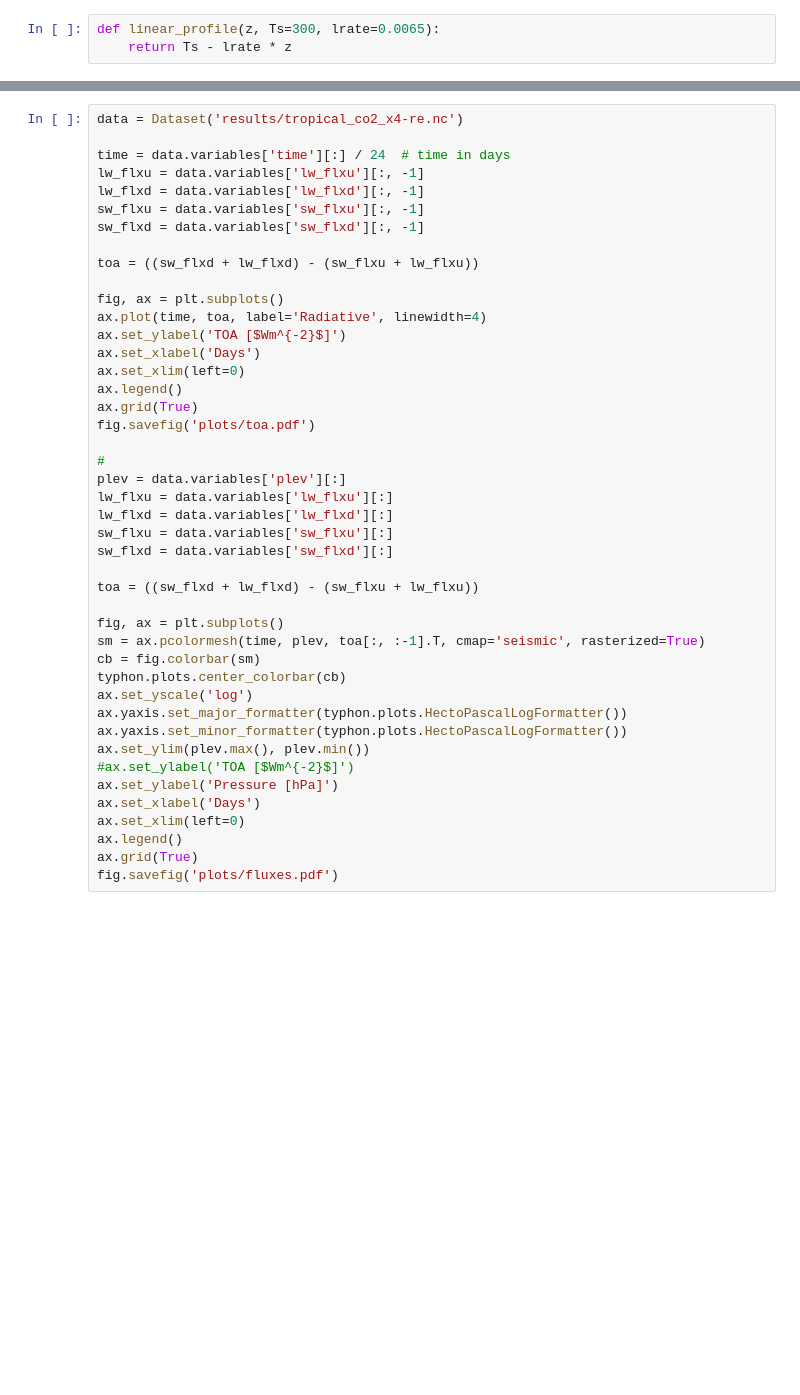
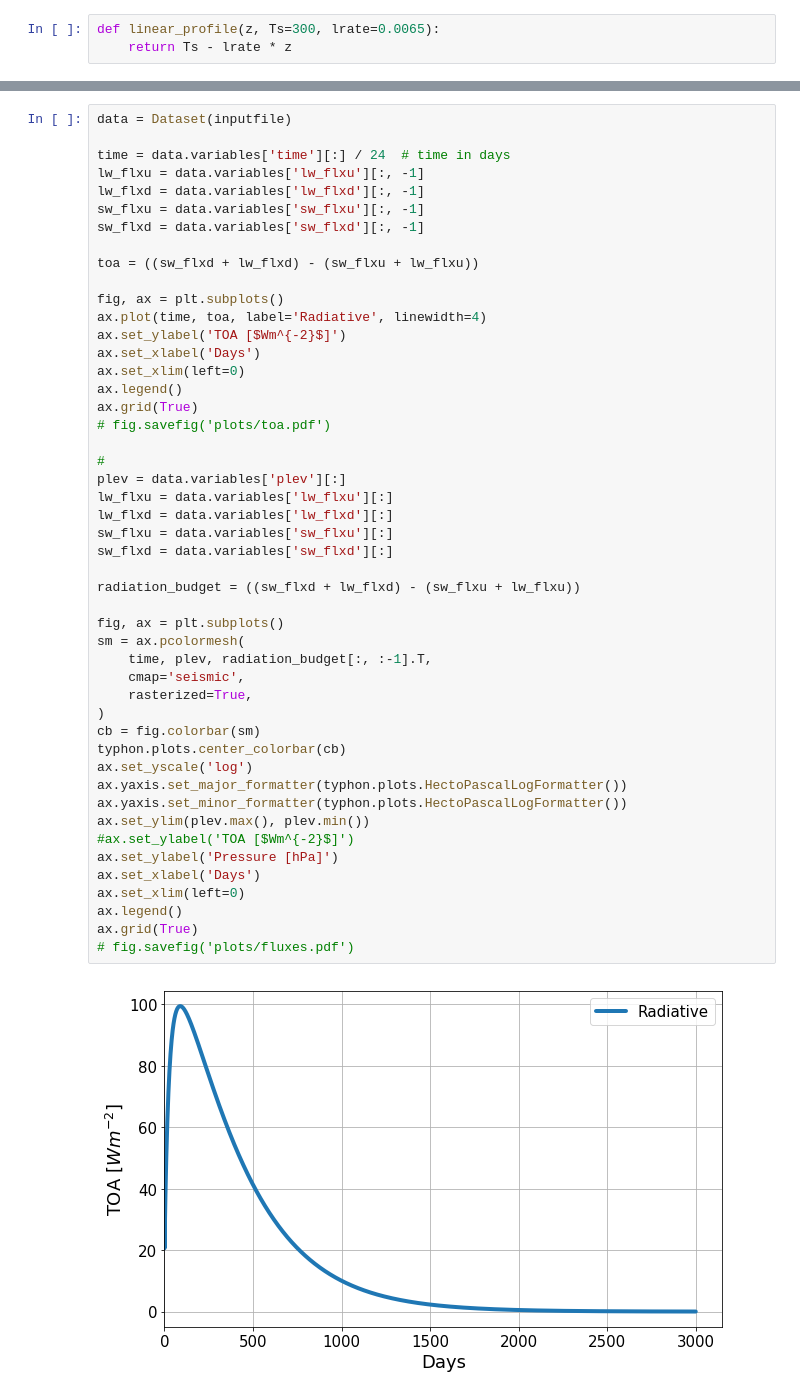
Before and after one commit to atmtools/konrad, a Jupyter notebook: scripts/convective_adjustment.ipynb, the cells around one changed output, grey strips where cells are left out. Drawn from its saved outputs; the diff is of its cells as text; blank space fills up the shorter version.

```diff
--- a/scripts/convective_adjustment.ipynb
+++ b/scripts/convective_adjustment.ipynb
@@ -57,5 +71,5 @@ fig.savefig('plots/fluxes.pdf')
 # %%
-data = Dataset('results/tropical_co2_x4-re.nc')
+data = Dataset(inputfile)
 
 time = data.variables['time'][:] / 24  # time in days
 lw_flxu = data.variables['lw_flxu'][:, -1]
@@ -67,34 +81,40 @@ toa = ((sw_flxd + lw_flxd) - (sw_flxu + lw_flxu))
 
 fig, ax = plt.subplots()
 ax.plot(time, toa, label='Radiative', linewidth=4)
 ax.set_ylabel('TOA [$Wm^{-2}$]')
 ax.set_xlabel('Days')
 ax.set_xlim(left=0)
 ax.legend()
 ax.grid(True)
-fig.savefig('plots/toa.pdf')
+# fig.savefig('plots/toa.pdf')
 
 #
 plev = data.variables['plev'][:]
 lw_flxu = data.variables['lw_flxu'][:]
 lw_flxd = data.variables['lw_flxd'][:]
 sw_flxu = data.variables['sw_flxu'][:]
 sw_flxd = data.variables['sw_flxd'][:]
 
-toa = ((sw_flxd + lw_flxd) - (sw_flxu + lw_flxu))
+radiation_budget = ((sw_flxd + lw_flxd) - (sw_flxu + lw_flxu))
 
 fig, ax = plt.subplots()
-sm = ax.pcolormesh(time, plev, toa[:, :-1].T, cmap='seismic', rasterized=True)
+sm = ax.pcolormesh(
+    time, plev, radiation_budget[:, :-1].T,
+    cmap='seismic',
+    rasterized=True,
+)
 cb = fig.colorbar(sm)
 typhon.plots.center_colorbar(cb)
 ax.set_yscale('log')
 ax.yaxis.set_major_formatter(typhon.plots.HectoPascalLogFormatter())
 ax.yaxis.set_minor_formatter(typhon.plots.HectoPascalLogFormatter())
 ax.set_ylim(plev.max(), plev.min())
 #ax.set_ylabel('TOA [$Wm^{-2}$]')
 ax.set_ylabel('Pressure [hPa]')
 ax.set_xlabel('Days')
 ax.set_xlim(left=0)
 ax.legend()
 ax.grid(True)
-fig.savefig('plots/fluxes.pdf')
+# fig.savefig('plots/fluxes.pdf')
+# %% [output]
+[figure, added]
```
Also changed, not shown: parts of 11 cells of this notebook, 7 other files.
